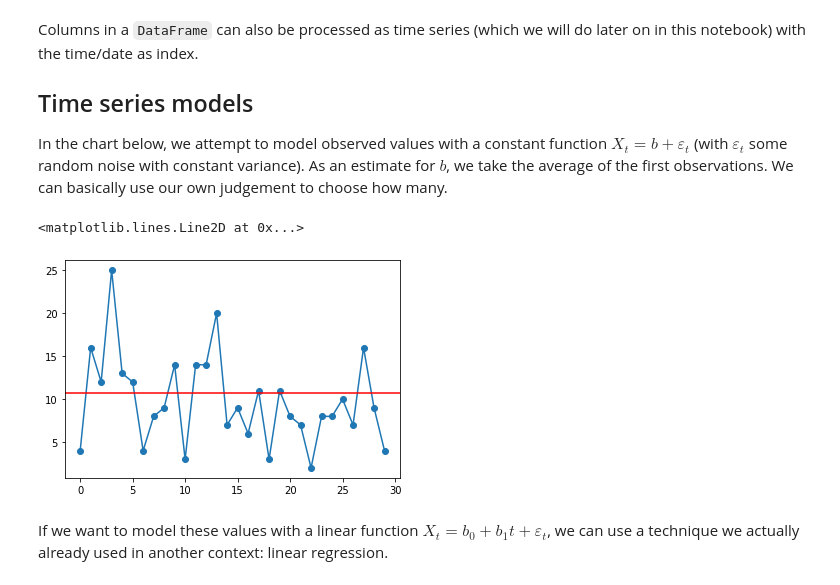
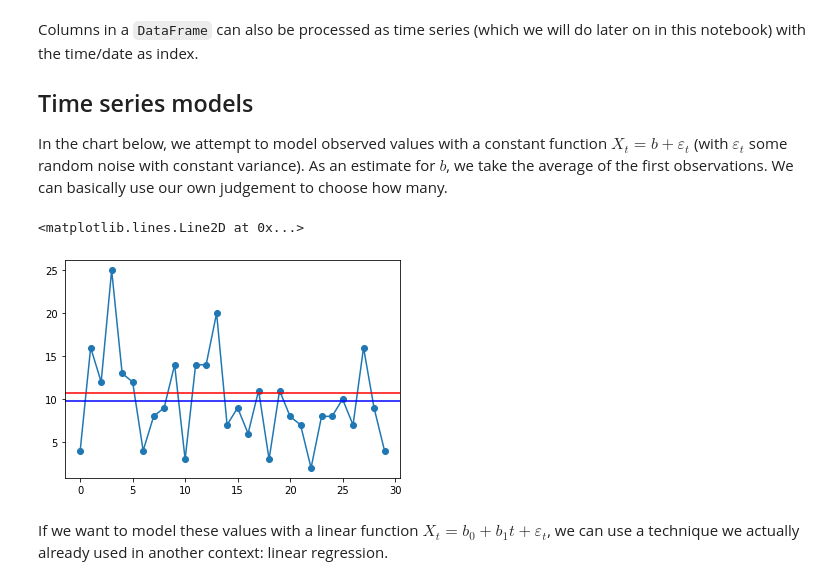
Before and after one commit to szymonvertenten/data-eng, a Jupyter notebook: dsai-en-labs-main/7-time-series/demo_time_series.ipynb, the cells around one changed output. Drawn from its saved outputs; the diff is of its cells as text; code cells hidden in the pictures.

```diff
--- a/dsai-en-labs-main/7-time-series/demo_time_series.ipynb
+++ b/dsai-en-labs-main/7-time-series/demo_time_series.ipynb
@@ -34,13 +36,13 @@ In the chart below, we attempt to model observed values with a constant function
 # %%
 b_est_20 = demand_ts[0:20].mean()
 b_est_30 = demand_ts[0:30].mean()
 
 demand_ts.plot(marker='o')             # Plot the time series
 plt.axhline(y=b_est_20, color='red')   # Mean of first 20 observations
-#plt.axhline(y=b_est_30, color='blue')  # Mean of first 30 observations
+plt.axhline(y=b_est_30, color='blue')  # Mean of first 30 observations
 # %% [output]
 <matplotlib.lines.Line2D at 0x...>
-[figure, old version]
+[figure, new version]
 # %% [markdown]
 If we want to model these values with a linear function $X_t = b_0 + b_1 t + \varepsilon_t$, we can use a technique we actually already used in another context: linear regression.
 # %%
```
Also changed, not shown: parts of 1 cell of this notebook, 2 other files.
